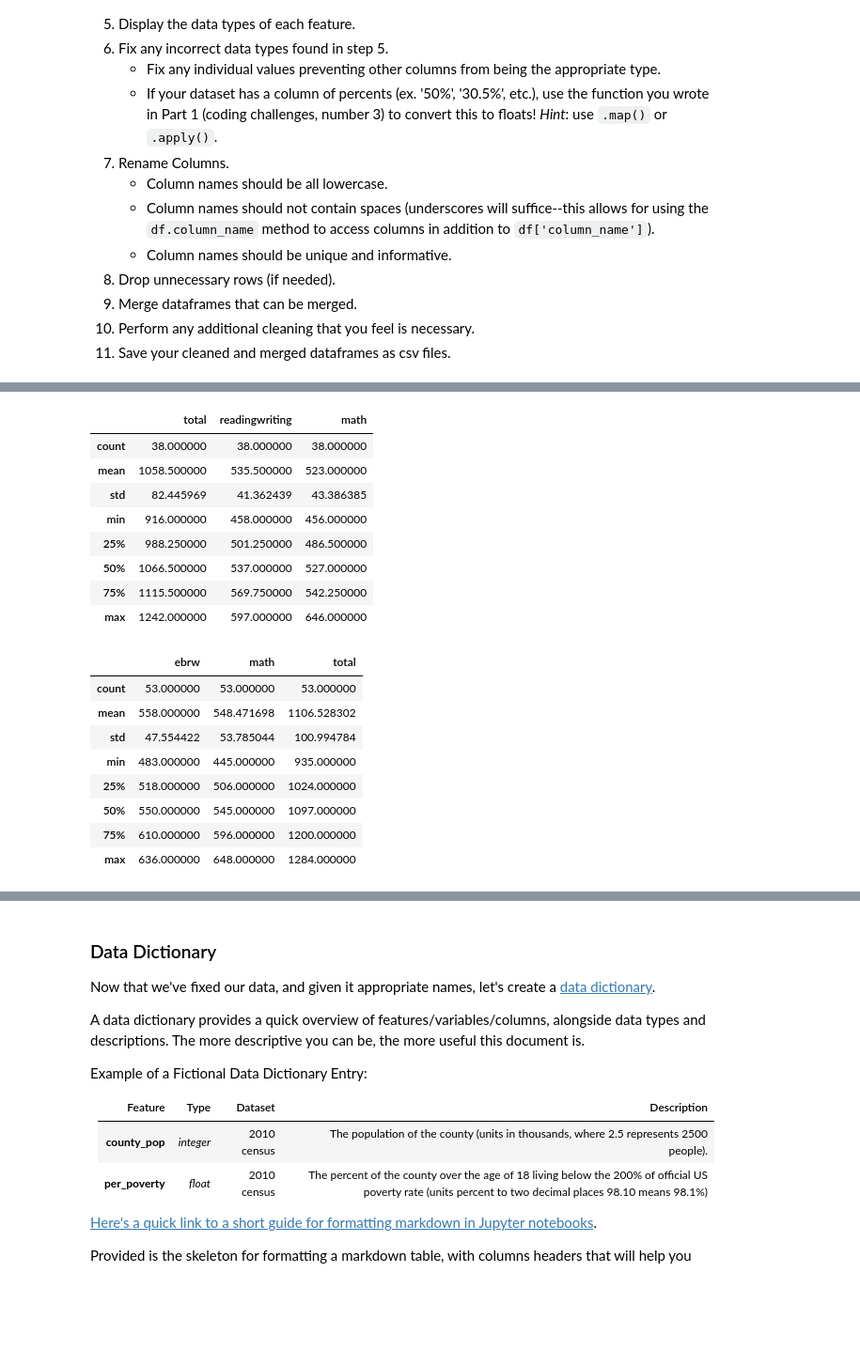
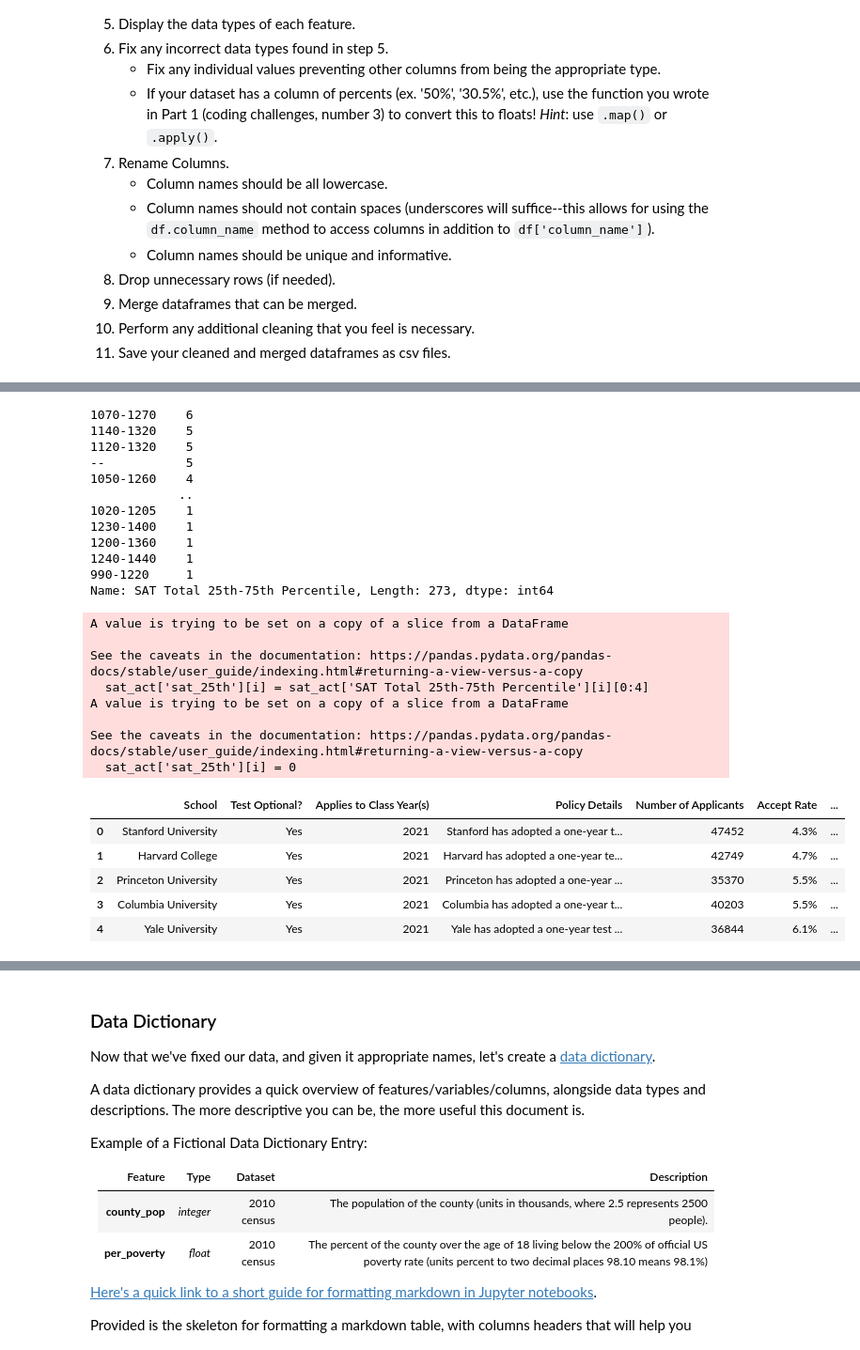
Before and after one commit to matthew-edelmann/Standardized-Test-Analysis, a Jupyter notebook: code/starter-code.ipynb, the cells around one changed output, grey strips where cells are left out. Shown at 94% size. Drawn from its saved outputs; the diff is of its cells as text; code cells hidden in the pictures; blank space fills up the shorter version.

```diff
--- a/code/starter-code.ipynb
+++ b/code/starter-code.ipynb
@@ -197,0 +183,3 @@ dtype: int64
+# %%
+sat_act.dropna(inplace = True)
+sat_act.isnull().sum()
@@ -198,25 +215,41 @@ dtype: int64
 # %%
-#Fix any errors you identified in steps 2-3.
-sat_2019_bic.describe()
+#4. Fix any errors you identified in steps 2-3.
+sat_act['sat_25th'] = 0
+sat_act['SAT Total 25th-75th Percentile'].value_counts()
 # %% [output]
-|  | total | readingwriting | math |
-| count | 38.000000 | 38.000000 | 38.000000 |
-| mean | 1058.500000 | 535.500000 | 523.000000 |
-| std | 82.445969 | 41.362439 | 43.386385 |
-| min | 916.000000 | 458.000000 | 456.000000 |
-| 25% | 988.250000 | 501.250000 | 486.500000 |
-| 50% | 1066.500000 | 537.000000 | 527.000000 |
-| 75% | 1115.500000 | 569.750000 | 542.250000 |
-| max | 1242.000000 | 597.000000 | 646.000000 |
+1070-1270    6
+1140-1320    5
+1120-1320    5
+--           5
+1050-1260    4
+            ..
+1020-1205    1
+1230-1400    1
+1200-1360    1
+1240-1440    1
+990-1220     1
+Name: SAT Total 25th-75th Percentile, Length: 273, dtype: int64
-# %%
-sat_2019_score.describe()
-# %% [output]
-|  | ebrw | math | total |
-| count | 53.000000 | 53.000000 | 53.000000 |
-| mean | 558.000000 | 548.471698 | 1106.528302 |
-| std | 47.554422 | 53.785044 | 100.994784 |
-| min | 483.000000 | 445.000000 | 935.000000 |
-| 25% | 518.000000 | 506.000000 | 1024.000000 |
-| 50% | 550.000000 | 545.000000 | 1097.000000 |
-| 75% | 610.000000 | 596.000000 | 1200.000000 |
-| max | 636.000000 | 648.000000 | 1284.000000 |
+# %%
+for i in range(len(sat_act)):
+    if (len(sat_act['SAT Total 25th-75th Percentile'][i]) == 8) & (len(sat_act['SAT Total 25th-75th Percentile'][i]) == 7):
+        sat_act['sat_25th'][i] = sat_act['SAT Total 25th-75th Percentile'][i][0:3]
+    elif len(sat_act['SAT Total 25th-75th Percentile'][i]) == 9:
+        sat_act['sat_25th'][i] = sat_act['SAT Total 25th-75th Percentile'][i][0:4]
+    else:
+        sat_act['sat_25th'][i] = 0
+sat_act.head()
+# %% [output]
+A value is trying to be set on a copy of a slice from a DataFrame
+
+See the caveats in the documentation: https://pandas.pydata.org/pandas-docs/stable/user_guide/indexing.html#returning-a-view-versus-a-copy
+  sat_act['sat_25th'][i] = sat_act['SAT Total 25th-75th Percentile'][i][0:4]
+A value is trying to be set on a copy of a slice from a DataFrame
+
+See the caveats in the documentation: https://pandas.pydata.org/pandas-docs/stable/user_guide/indexing.html#returning-a-view-versus-a-copy
+  sat_act['sat_25th'][i] = 0
+|  | School | Test Optional? | Applies to Class Year(s) | Policy Details | Number of Applicants | Accept Rate | ... |
+| 0 | Stanford University | Yes | 2021 | Stanford has adopted a one-year t... | 47452 | 4.3% | ... |
+| 1 | Harvard College | Yes | 2021 | Harvard has adopted a one-year te... | 42749 | 4.7% | ... |
+| 2 | Princeton University | Yes | 2021 | Princeton has adopted a one-year ... | 35370 | 5.5% | ... |
+| 3 | Columbia University | Yes | 2021 | Columbia has adopted a one-year t... | 40203 | 5.5% | ... |
+| 4 | Yale University | Yes | 2021 | Yale has adopted a one-year test ... | 36844 | 6.1% | ... |
```
Also changed, not shown: parts of 24 cells of this notebook.
